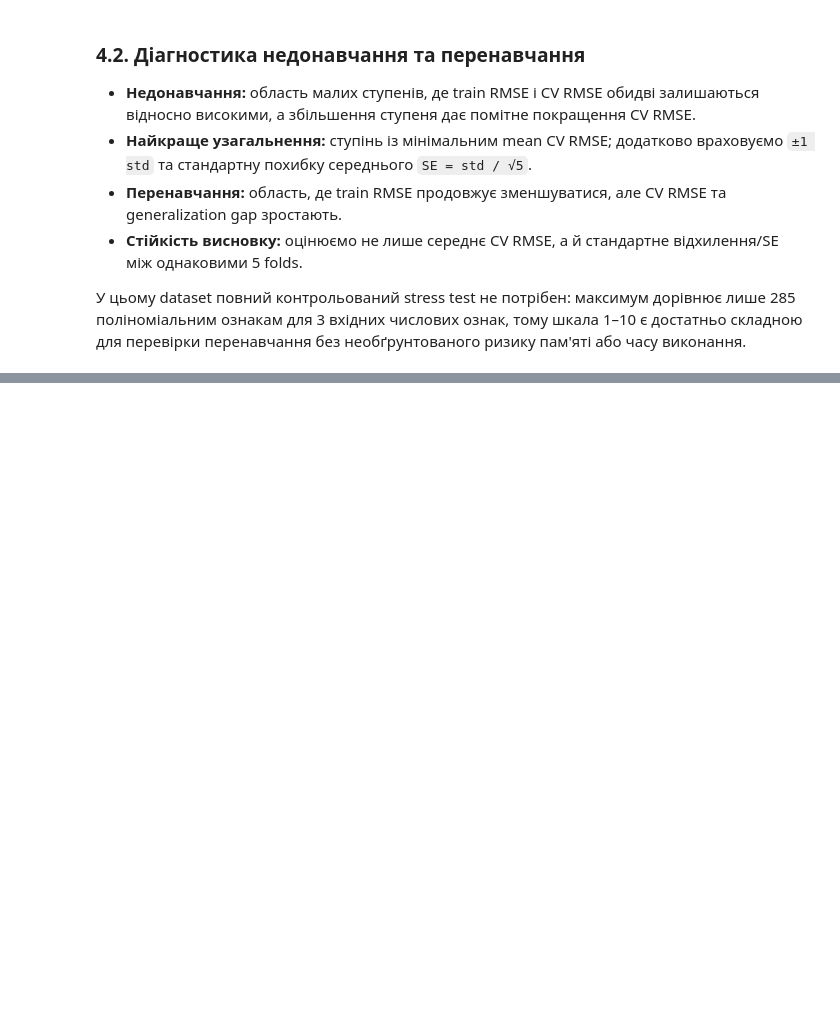
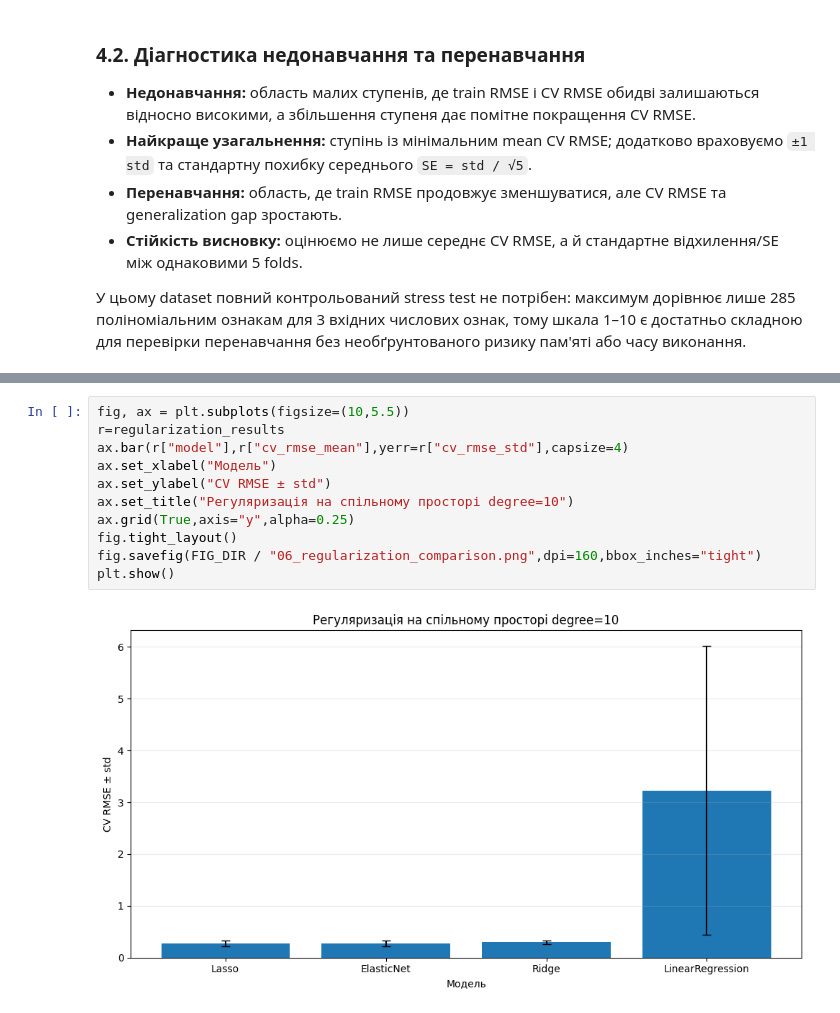
Before and after one commit to Yaroslav071315/machine-learning-course-volovnyk, a Jupyter notebook: practical03/notebook/Practical03.ipynb, the cells around one changed output, grey strips where cells are left out. Cells and saved outputs as stored; diff of their text form; blank space fills up the shorter version.

```diff
--- a/practical03/notebook/Practical03.ipynb
+++ b/practical03/notebook/Practical03.ipynb
@@ -384,0 +453,13 @@ plt.show()
+# %%
+fig, ax = plt.subplots(figsize=(10,5.5))
+r=regularization_results
+ax.bar(r["model"],r["cv_rmse_mean"],yerr=r["cv_rmse_std"],capsize=4)
+ax.set_xlabel("Модель")
+ax.set_ylabel("CV RMSE ± std")
+ax.set_title("Регуляризація на спільному просторі degree=10")
+ax.grid(True,axis="y",alpha=0.25)
+fig.tight_layout()
+fig.savefig(FIG_DIR / "06_regularization_comparison.png",dpi=160,bbox_inches="tight")
+plt.show()
+# %% [output]
+[figure, added]
```
Also changed, not shown: parts of 12 cells of this notebook.
